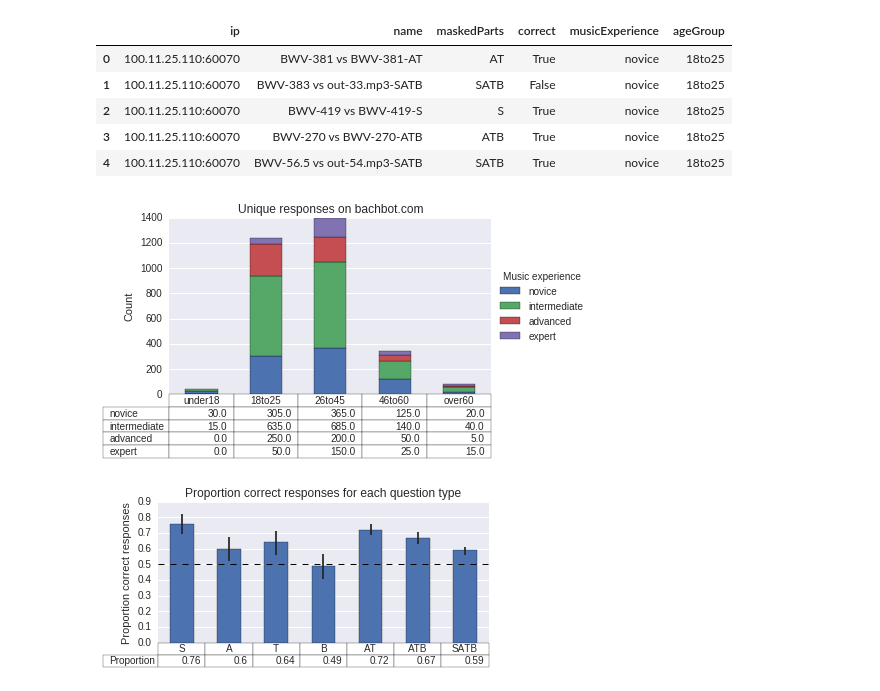
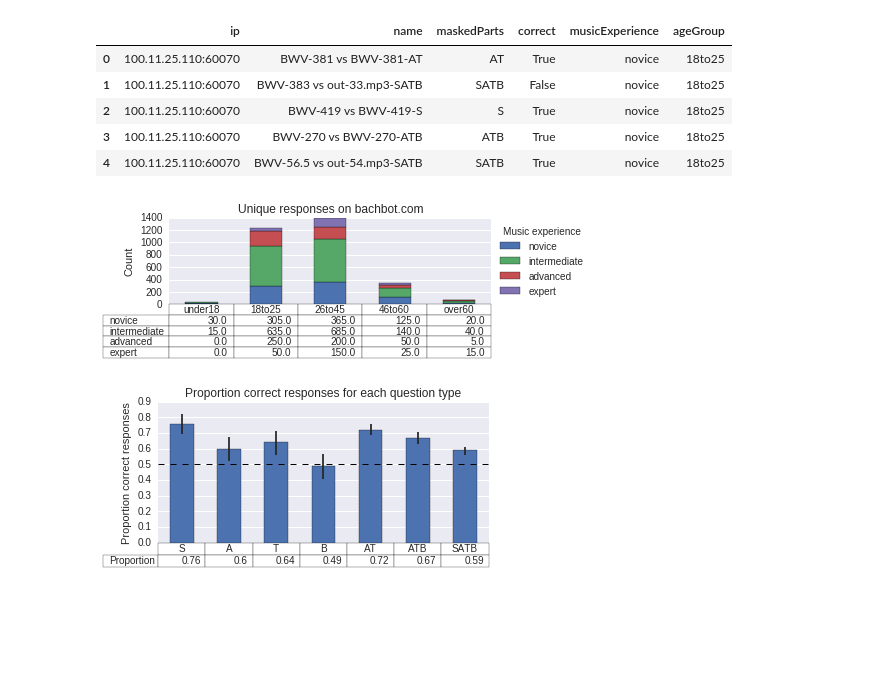
Before and after one commit to feynmanliang/mlsalt-thesis, a Jupyter notebook: notebooks/BachBot Responses.ipynb, the cells around one changed output. Drawn from its saved outputs; the diff is of its cells as text; code cells hidden in the pictures; blank space fills up the shorter version.

```diff
--- a/notebooks/BachBot Responses.ipynb
+++ b/notebooks/BachBot Responses.ipynb
@@ -127,33 +127,33 @@ df.head()
 | 4 | 100.11.25.110:60070 | BWV-56.5 vs out-54.mp3-SATB | SATB | True | novice | 18to25 |
 # %%
 fig, ax = plt.subplots(1, 1)
-fig.set_size_inches(5.3956653543,3)
+fig.set_size_inches(5.3956653543,1.75)
 ax.get_xaxis().set_visible(False)   # Hide Ticks
 
 df\
 .groupby(["ageGroup", "musicExperience"])\
 .apply(len)\
 .unstack(1)\
 .loc[ORDERS['ageGroup']]\
 [ORDERS['musicExperience']]\
 .fillna(0)\
 .plot.bar(
     ax=ax, table=True,
     stacked=True)
 ax.set_title('Unique responses on bachbot.com')
 ax.set_ylabel('Count')
 
 # Shrink current axis by 20%
 box = ax.get_position()
 ax.set_position([box.x0, box.y0, box.width * 0.8, box.height])
 
 # Add legend to left
 ax.legend(title="Music experience", loc='center left', bbox_to_anchor=(1, 0.5))
 fig.tight_layout()
 fig.show()
 fig.savefig('responses-ageGroup-musicExperience.png', bbox_inches='tight', dpi=300)
 # %% [output]
-[figure, old version]
+[figure, new version]
 # %%
 fig, ax = plt.subplots(1, 1)
 fig.set_size_inches(5.3956653543,2.5)
```
Also changed, not shown: parts of 2 cells of this notebook, 4 other files.
